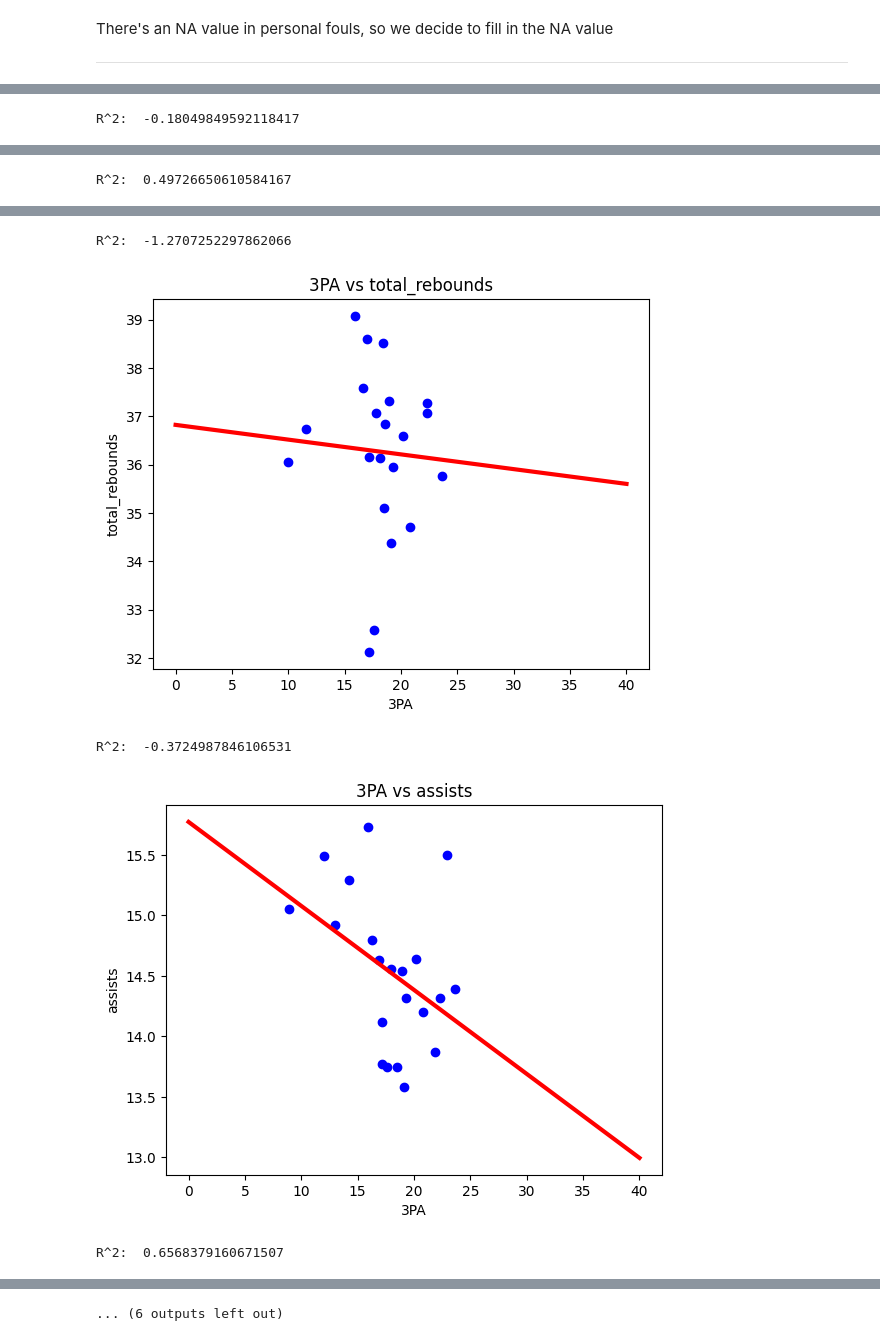
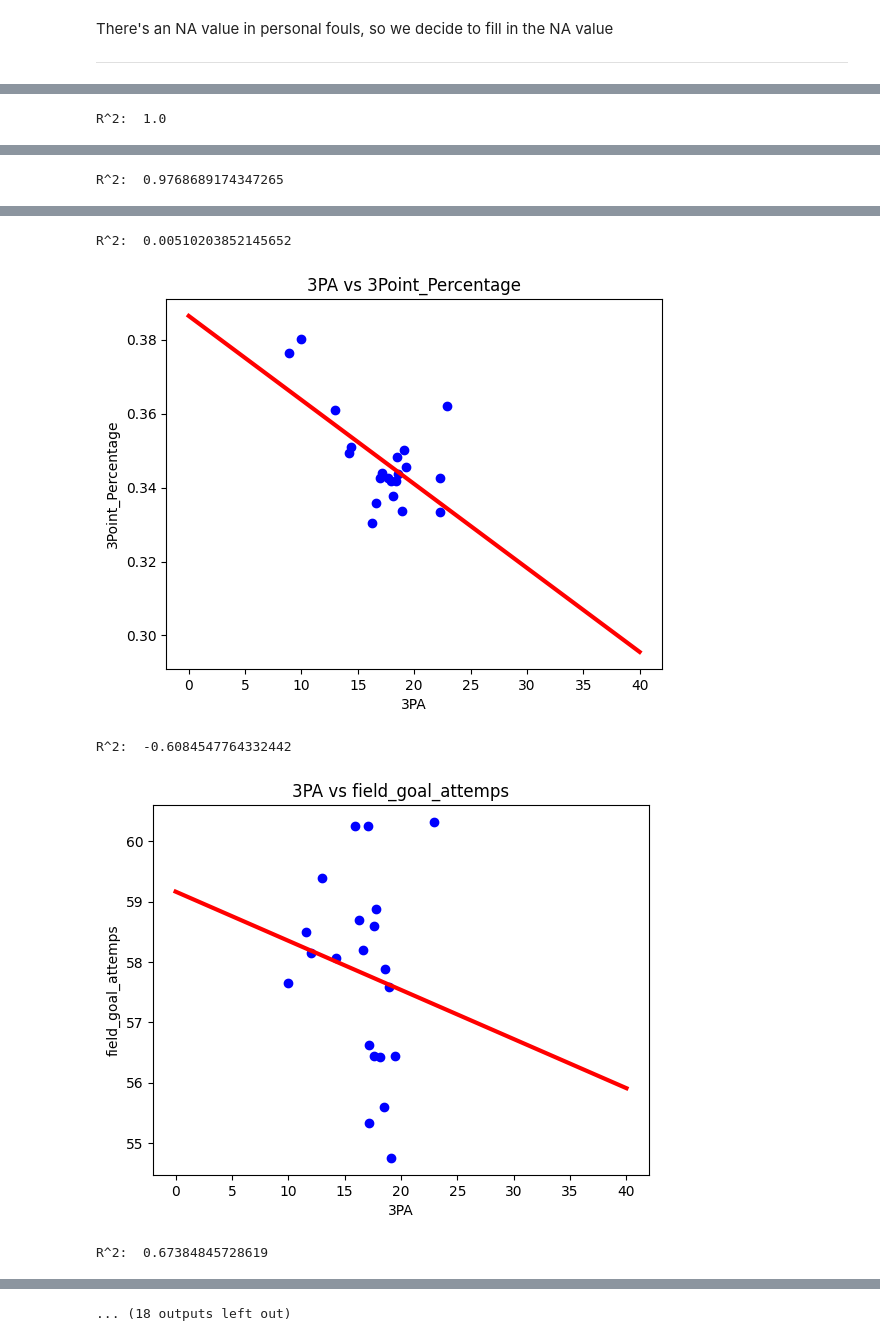
Before and after one commit to bowie0713/DS-Project-1, a Jupyter notebook: Three_Point_Data_Science_Project.ipynb, the cells around one changed output, grey strips where cells are left out. Saved outputs shown, nothing was run; the diff lists cells and outputs as text; code cells hidden in the pictures.

```diff
--- a/Three_Point_Data_Science_Project.ipynb
+++ b/Three_Point_Data_Science_Project.ipynb
@@ -71,0 +105,4 @@ plt.show()
+# %%
+nba_df['2PA'] = nba_df['FGA'] - nba_df['3PA']
+nba_df['2P'] = nba_df['FG'] - nba_df['3P']
+nba_df['2P%'] = nba_df['2P']/nba_df['2PA']
@@ -220,0 +277,15 @@ R^2:  0.5714180104234756
+# %%
+for label in nba_df.columns[5:]:
+  train, valid, test = np.split(nba_df.sample(frac = 1), [int(0.6*len(nba_df)), int(0.8*len(nba_df))])
+  d, x_train, y_train = get_xy(train, x_label = '3P', y_labels = [label])
+  d, x_val, y_val = get_xy(valid, x_label = '3P', y_labels = [label])
+  d, x_test, y_test = get_xy(test, x_label = '3P', y_labels = [label])
+  nba_reg.fit(x_train, y_train)
+  print("R^2: ", nba_reg.score(x_test, y_test))
+  plt.scatter(x_train, y_train, label = 'Data',color = 'blue')
+  x = tf.linspace(0,40,100)
+  plt.plot(x, nba_reg.predict(np.array(x).reshape(-1,1)), label = "Fit", color = 'red', linewidth = 3)
+  plt.title("3P vs " + label)
+  plt.ylabel(label)
+  plt.xlabel("3P")
+  plt.show()
@@ -296,6 +383,8 @@ ncaa_df.head()
 # %%
 ncaa_df_3pta = ncaa_df.groupby(['year'])['3_pointer_attempts'].mean()
 ncaa_df_3pt = ncaa_df.groupby(['year'])['3_pointers'].mean()
+ncaa_df_3ppercent = ncaa_df.groupby(['year'])['3_pointer_percentage'].mean()
+ncaa_df_fg = ncaa_df.groupby(['year'])['field_goals'].mean()
 ncaa_df_fga = ncaa_df.groupby(['year'])['field_goal_attempts'].mean()
 ncaa_df_fta = ncaa_df.groupby(['year'])['free_throw_attempts'].mean()
 ncaa_df_or = ncaa_df.groupby(['year'])['offensive_rebounds'].mean()
@@ -311,6 +400,7 @@ ncaa_df_new = pd.DataFrame()
 ncaa_df_new['points'] = ncaa_df_pts
 ncaa_df_new['3_pointer_attemps'] = ncaa_df_3pta
 ncaa_df_new['3Pointers'] = ncaa_df_3pt
+ncaa_df_new['3Point_Percentage'] = ncaa_df_3ppercent
 ncaa_df_new['field_goal_attemps'] = ncaa_df_fga
 ncaa_df_new['free_throw_attemps'] = ncaa_df_fta
 ncaa_df_new['offensive_rebounds'] = ncaa_df_or
@@ -320,4 +410,7 @@ ncaa_df_new['steal'] = ncaa_df_steal
 ncaa_df_new['block'] = ncaa_df_block
 ncaa_df_new['turnovers'] = ncaa_df_turnovers
 ncaa_df_new['personal_fouls'] = ncaa_df_pfouls
-ncaa_df_new['years'] = np.arange(start = 1979, stop = 2022, step = 1)
+ncaa_df_new['2Point_attempt'] = ncaa_df_fga - ncaa_df_3pta
+ncaa_df_new['2Point'] = ncaa_df_fg - ncaa_df_3pt
+ncaa_df_new['2Point_Percentage'] = ncaa_df_new['2Point'] / ncaa_df_new['2Point_attempt']
+ncaa_df_new['Year'] = np.arange(start = 1979, stop = 2022, step = 1)
@@ -361,7 +507,7 @@ ncaa_df_new['personal_fouls'] = ncaa_df_new['personal_fouls'].fillna(ncaa_df_new
 # %%
 ncaa_reg = LinearRegression()
 # %%
-for label in ncaa_df_new.columns[2:-1]:
+for label in ncaa_df_new.columns[:-1]:
   train, valid, test = np.split(ncaa_df_new.sample(frac = 1), [int(0.6*len(ncaa_df_new)), int(0.8*len(ncaa_df_new))])
   d, x_train, y_train = get_xy(train, x_label = '3_pointer_attemps', y_labels = [label])
   d, x_val, y_val = get_xy(valid, x_label = '3_pointer_attemps', y_labels = [label])
@@ -383 +529 @@ R^2:  0.9702451486389579
-R^2:  -0.18049849592118417
+R^2:  1.0
@@ -385 +531 @@ R^2:  -0.18049849592118417
-R^2:  0.49726650610584167
+R^2:  0.9768689174347265
@@ -387,5 +533,5 @@ R^2:  0.49726650610584167
-R^2:  -1.2707252297862066
+R^2:  0.00510203852145652
-[figure, old version]
+[figure, new version]
-R^2:  -0.3724987846106531
+R^2:  -0.6084547764332442
-[figure, old version]
+[figure, new version]
-R^2:  0.6568379160671507
+R^2:  0.67384845728619
@@ -393 +539 @@ R^2:  0.6568379160671507
-... (6 outputs left out)
+... (18 outputs left out)
```
Also changed, not shown: parts of 33 cells of this notebook.
